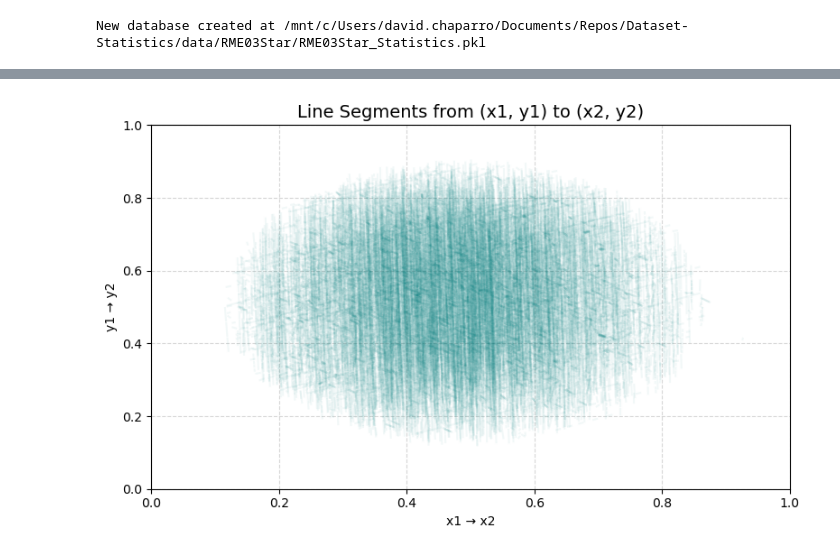
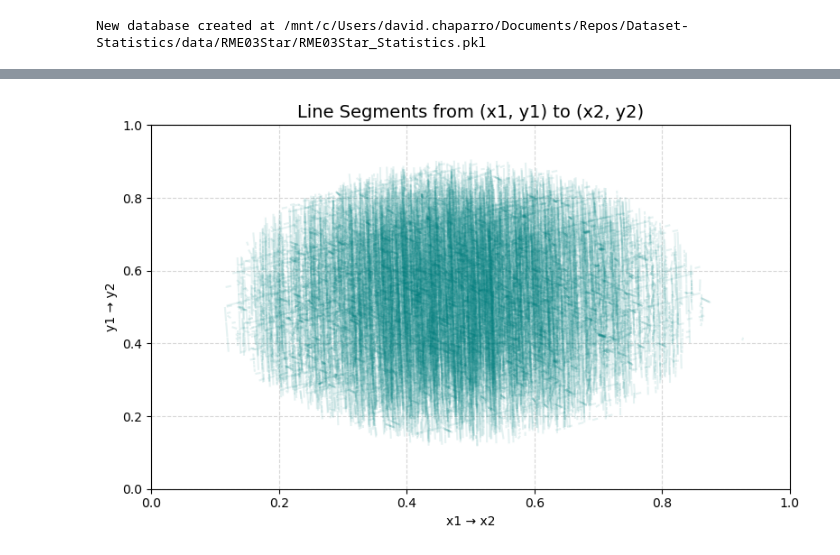
Before and after one commit to Chaps21812/Dataset_Compilation_and_Statistics, a Jupyter notebook: data_connections/plot.ipynb, the cells around one changed output, grey strips where cells are left out. Cells and saved outputs as stored; diff of their text form; code cells hidden in the pictures.

```diff
--- a/data_connections/plot.ipynb
+++ b/data_connections/plot.ipynb
@@ -68,6 +69,6 @@ plot_scatter(x_locations, y_locations, alpha=.05, filepath=plots_save_path, dpi=
 # %%
 plot_lines(data_statistics.annotation_attributes["x1"], data_statistics.annotation_attributes["y1"],
            data_statistics.annotation_attributes["x2"], data_statistics.annotation_attributes["y2"],
-           filepath=plots_save_path, dpi=500, alpha=.05)
+           filepath=plots_save_path, dpi=500, alpha=.10)
 # %% [output]
-[figure, old version]
+[figure, new version]
```
Also changed, not shown: parts of 7 cells of this notebook, 7 other files.
